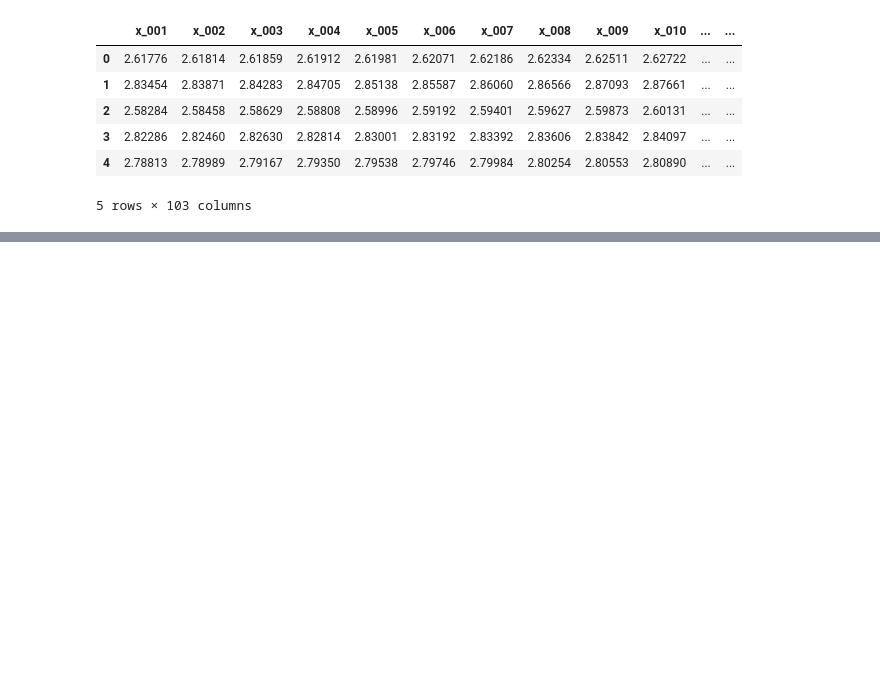
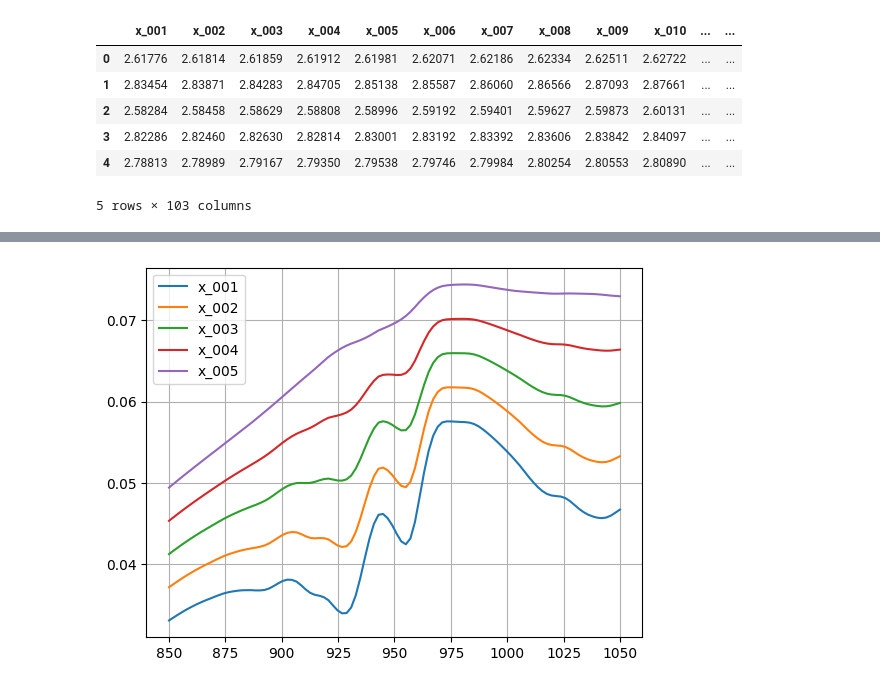
Before and after one commit to juliosdutra/ModelagemPPEQ1019, a Jupyter notebook: meat_composition.ipynb, the cells around one changed output, grey strips where cells are left out. Saved outputs shown, nothing was run; the diff lists cells and outputs as text; code cells hidden in the pictures; blank space fills up the shorter version.

```diff
--- a/meat_composition.ipynb
+++ b/meat_composition.ipynb
@@ -35,0 +93,11 @@ arquivo.head()
+# %%
+from scipy.signal import savgol_filter
+
+X_smooth = savgol_filter(X, window_length=11, polyorder=2, deriv=1, axis=0)  # Primeira derivada
+
+for k in range(5): # Plot das 5 primeiras amostras
+    plt.plot(w, X_smooth[k,:], label = df.columns[k])
+plt.legend()
+plt.grid();
+# %% [output]
+[figure, added]
```
Also changed, not shown: parts of 22 cells of this notebook.
